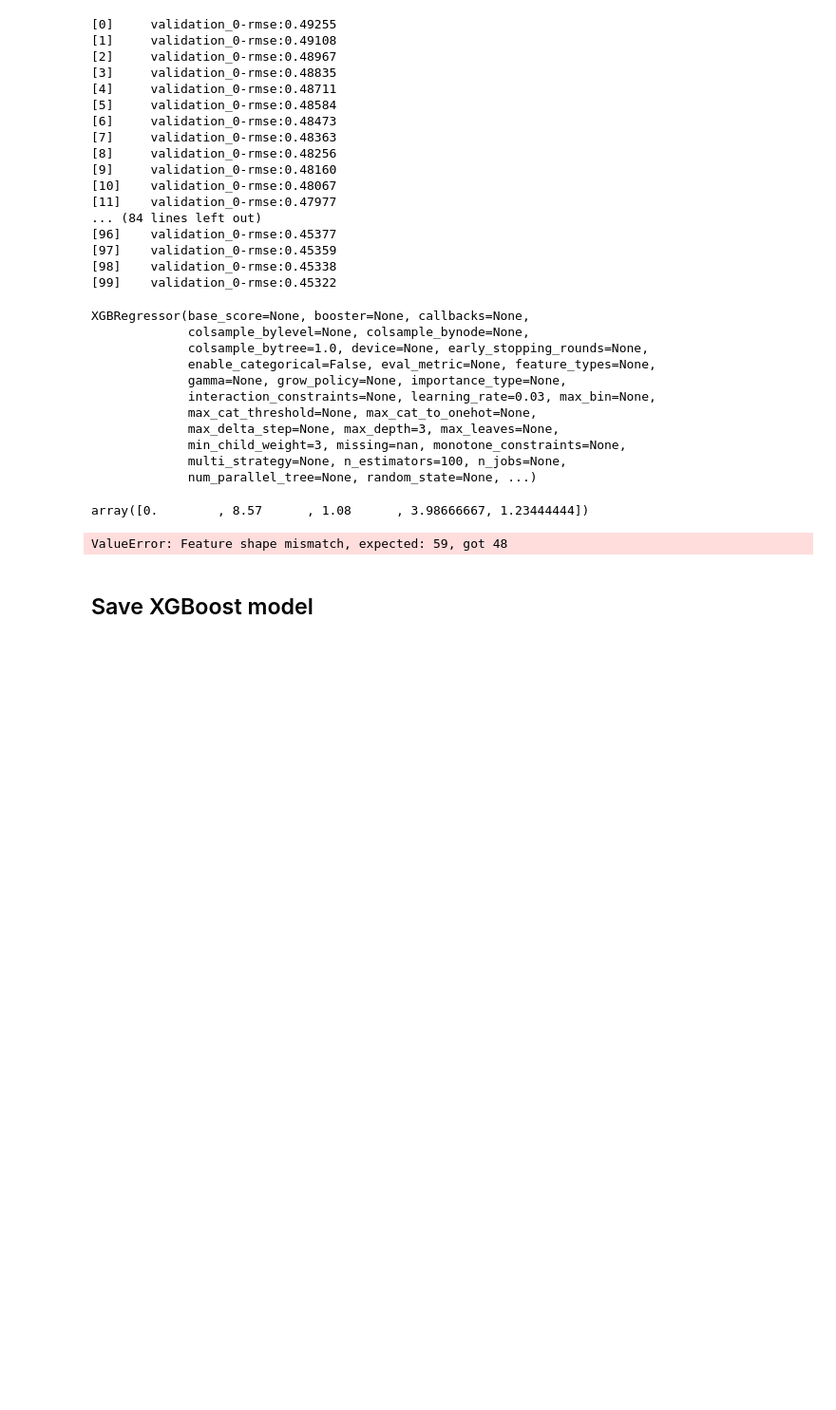
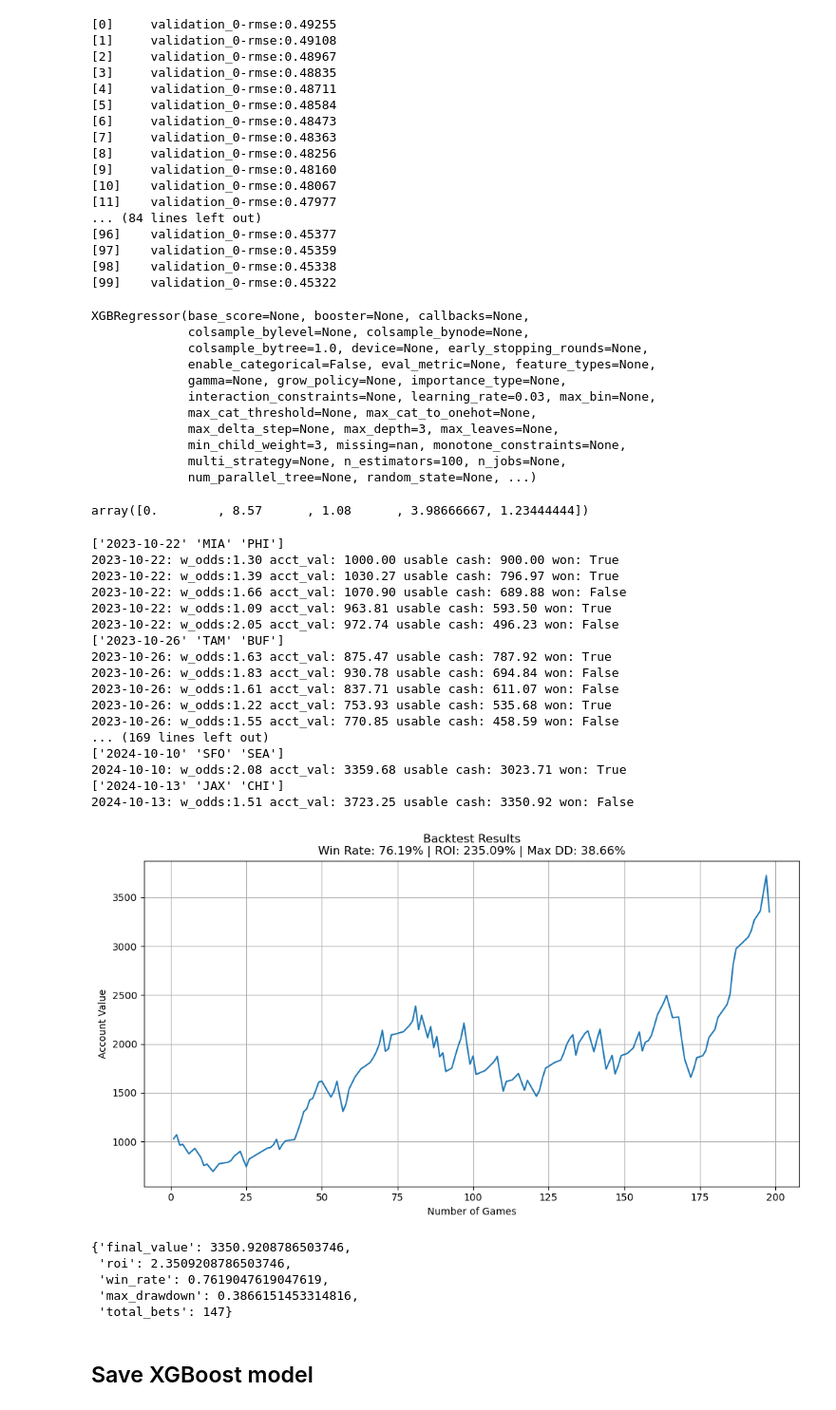
Before and after one commit to forbesjon2/NFL, a Jupyter notebook: NFL_ANN.ipynb, the cells around one changed output. Shown: that part at 95% size. Drawn from its saved outputs; the diff is of its cells as text; code cells hidden in the pictures; blank space fills up the shorter version.

```diff
--- a/NFL_ANN.ipynb
+++ b/NFL_ANN.ipynb
@@ -48,15 +49,28 @@ cp Combined.csv ~/drive/Notes/ML/Pytorch/footballData/n
 # %%
+# Load CSV
 df = pd.read_csv("./footballData/CombinedSlidingWindow4.csv", index_col=False, low_memory=False)
 
-# Shuffle dataFrame (don't do this?)
-# df = shuffle(df, random_state=101)
-# df.head()
 df.info()
 
-test_performance_size = 200
-test_performance_df = df[df.shape[0]-test_performance_size:]
-df = df[:df.shape[0]-test_performance_size]
+# The performance set's size is defined in the SlidingWindowNFL-1 file. When kick_punt_umap_dim_1 (or 2) is blank
+test_performance_df = df[df['kick_punt_umap_dim_1'].isna()]
+df = df[df['kick_punt_umap_dim_1'].isna() == False]
 print(f'df after perf set removed: {df.shape}')
-print(f'df perf set size {test_performance_df.shape}')
+print(f'performance set size: {test_performance_df.shape}')
+
+# Remove missing odds data (Ignore data with no odds?)
+test_performance_df = test_performance_df[test_performance_df['D_start_odds'] != 0.0]
+
+print(f'df after missing odds removed: {df.shape}')
+print(f'df perf after missing odds removed: {test_performance_df.shape}')
+
+# Load the UMAP
+filename = "kick_punt_umap.sav"
+try:
+    with open(filename, 'rb') as file:
+        umap_model = pickle.load(file)
+        print(type(umap_model))
+except EOFError:
+    print("The file is empty or corrupt. Please check its content.")
 # %% [output]
 <class 'pandas.core.frame.DataFrame'>
@@ -71,4 +86,4 @@ df perf set size (200, 193)
 # %%
-# test_performance_df = test_performance_df.loc[test_performance_df['D_start_odds']!= 0]
-# test_performance_size = test_performance_df.shape[0]
-# test_performance_df.tail()
+# Remove missing odds data
+test_performance_df = test_performance_df[test_performance_df['D_start_odds'] != 0.0]
+print(test_performance_df.shape)
@@ -733,12 +750,34 @@ array([0.        , 8.57      , 1.08      , 3.98666667, 1.23444444])
 # %%
 # Make predictions for test data
 # model = grid_search.best_estimator_
 y_pred = model.predict(perf_conts)
 
 nfl_utils.backtest_model(model, perf_conts, perf_y_col, perf_date_col, initial_capital=1000, position_size=0.1,
-                   confidence_threshold=0.0, show_plot=True, max_won_odds=12.2)
+                   confidence_threshold=0.0, show_plot=True, max_won_odds=2.2)
 # %% [output]
-ValueError: Feature shape mismatch, expected: 59, got 48
+['2023-10-22' 'MIA' 'PHI']
+2023-10-22: w_odds:1.30 acct_val: 1000.00 usable cash: 900.00 won: True
+2023-10-22: w_odds:1.39 acct_val: 1030.27 usable cash: 796.97 won: True
+2023-10-22: w_odds:1.66 acct_val: 1070.90 usable cash: 689.88 won: False
+2023-10-22: w_odds:1.09 acct_val: 963.81 usable cash: 593.50 won: True
+2023-10-22: w_odds:2.05 acct_val: 972.74 usable cash: 496.23 won: False
+['2023-10-26' 'TAM' 'BUF']
+2023-10-26: w_odds:1.63 acct_val: 875.47 usable cash: 787.92 won: True
+2023-10-26: w_odds:1.83 acct_val: 930.78 usable cash: 694.84 won: False
+2023-10-26: w_odds:1.61 acct_val: 837.71 usable cash: 611.07 won: False
+2023-10-26: w_odds:1.22 acct_val: 753.93 usable cash: 535.68 won: True
+2023-10-26: w_odds:1.55 acct_val: 770.85 usable cash: 458.59 won: False
+... (169 lines left out)
+['2024-10-10' 'SFO' 'SEA']
+2024-10-10: w_odds:2.08 acct_val: 3359.68 usable cash: 3023.71 won: True
+['2024-10-13' 'JAX' 'CHI']
+2024-10-13: w_odds:1.51 acct_val: 3723.25 usable cash: 3350.92 won: False
+[figure, added]
+{'final_value': 3350.9208786503746,
+ 'roi': 2.3509208786503746,
+ 'win_rate': 0.7619047619047619,
+ 'max_drawdown': 0.3866151453314816,
+ 'total_bets': 147}
 # %%
 # Make confusion matrix
 cm = confusion_matrix(perf_y_col[:,0], y_pred)
```
Also changed, not shown: parts of 5 cells of this notebook, 3 other files.
